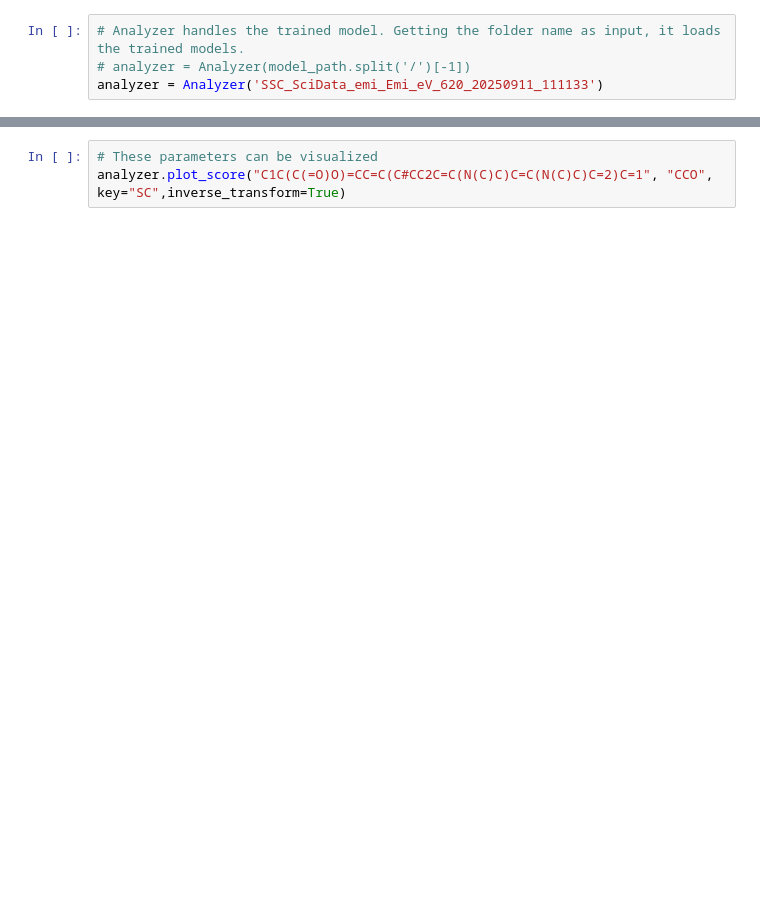
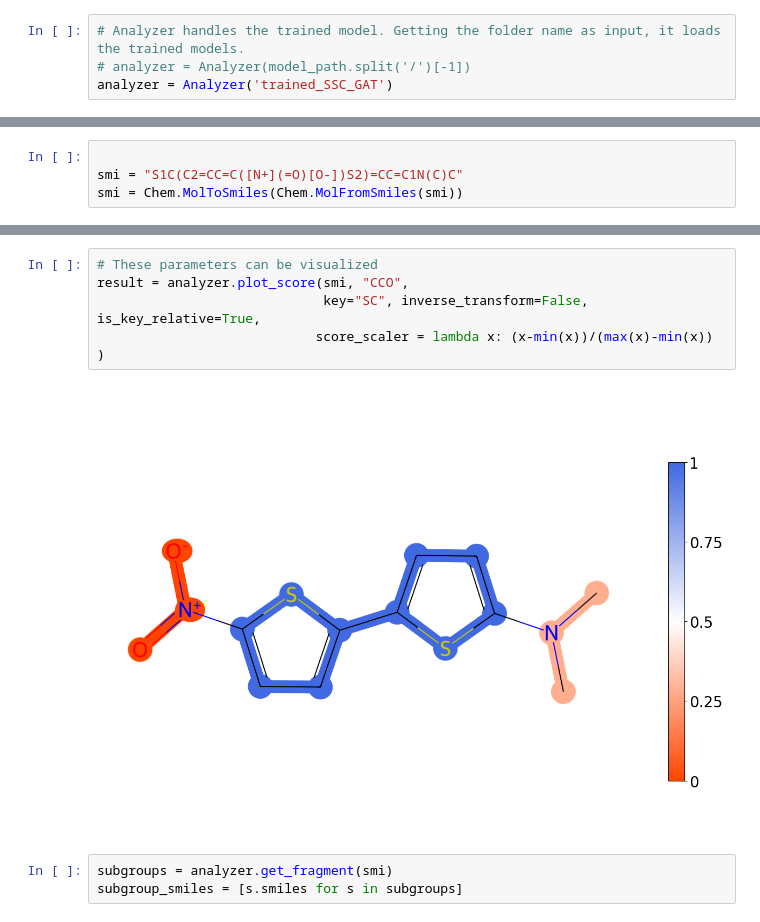
Before and after one commit to ACCA-KU/SSC, a Jupyter notebook: example.ipynb, the cells around one changed output, grey strips where cells are left out. Cells and saved outputs as stored; diff of their text form; blank space fills up the shorter version.

```diff
--- a/example.ipynb
+++ b/example.ipynb
@@ -16,4 +25,4 @@ model_path= train(data="SciData_emi", target=['Emi_eV'])
 # %%
 # Analyzer handles the trained model. Getting the folder name as input, it loads the trained models.
 # analyzer = Analyzer(model_path.split('/')[-1])
-analyzer = Analyzer('SSC_SciData_emi_Emi_eV_620_20250911_111133')
+analyzer = Analyzer('trained_SSC_GAT')
@@ -20,2 +35,6 @@ analyzer = Analyzer('SSC_SciData_emi_Emi_eV_620_20250911_111133')
+# %%
+
+smi = "S1C(C2=CC=C([N+](=O)[O-])S2)=CC=C1N(C)C"
+smi = Chem.MolToSmiles(Chem.MolFromSmiles(smi))
 # %%
 # Analyzer supports the prediction for the pair of choromophore and solvent.
@@ -26,3 +64,10 @@ analyzer.get_score("C1C(C(=O)O)=CC=C(C#CC2C=C(N(C)C)C=C(N(C)C)C=2)C=1", "CCO", i
 # %%
 # These parameters can be visualized
-analyzer.plot_score("C1C(C(=O)O)=CC=C(C#CC2C=C(N(C)C)C=C(N(C)C)C=2)C=1", "CCO", key="SC",inverse_transform=True)
+result = analyzer.plot_score(smi, "CCO",
+                             key="SC", inverse_transform=False, is_key_relative=True,
+                            score_scaler = lambda x: (x-min(x))/(max(x)-min(x)) )
+# %% [output]
+[figure, added]
+# %%
+subgroups = analyzer.get_fragment(smi)
+subgroup_smiles = [s.smiles for s in subgroups]
```
Also changed, not shown: parts of 15 cells of this notebook, 25 other files.
